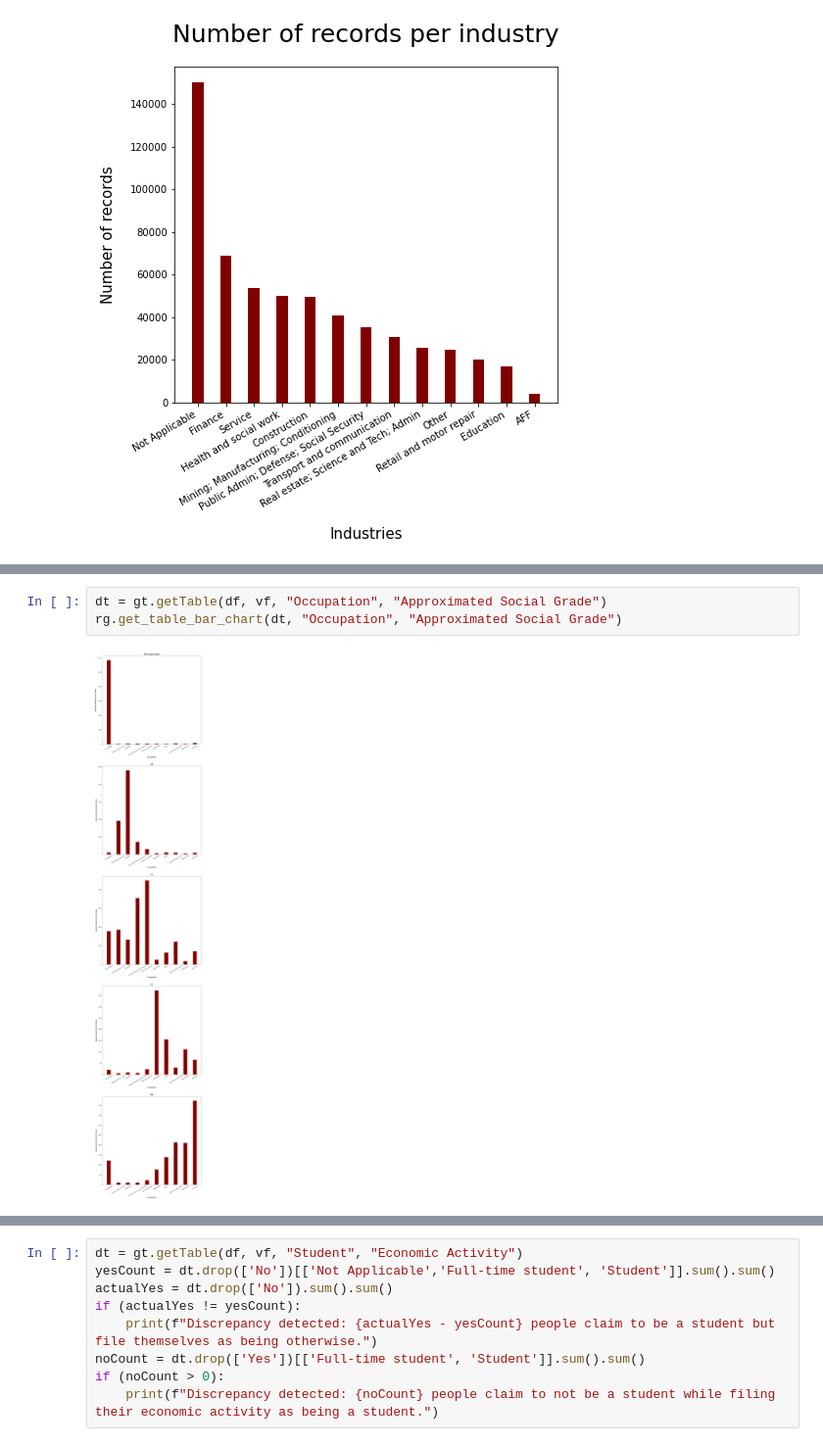
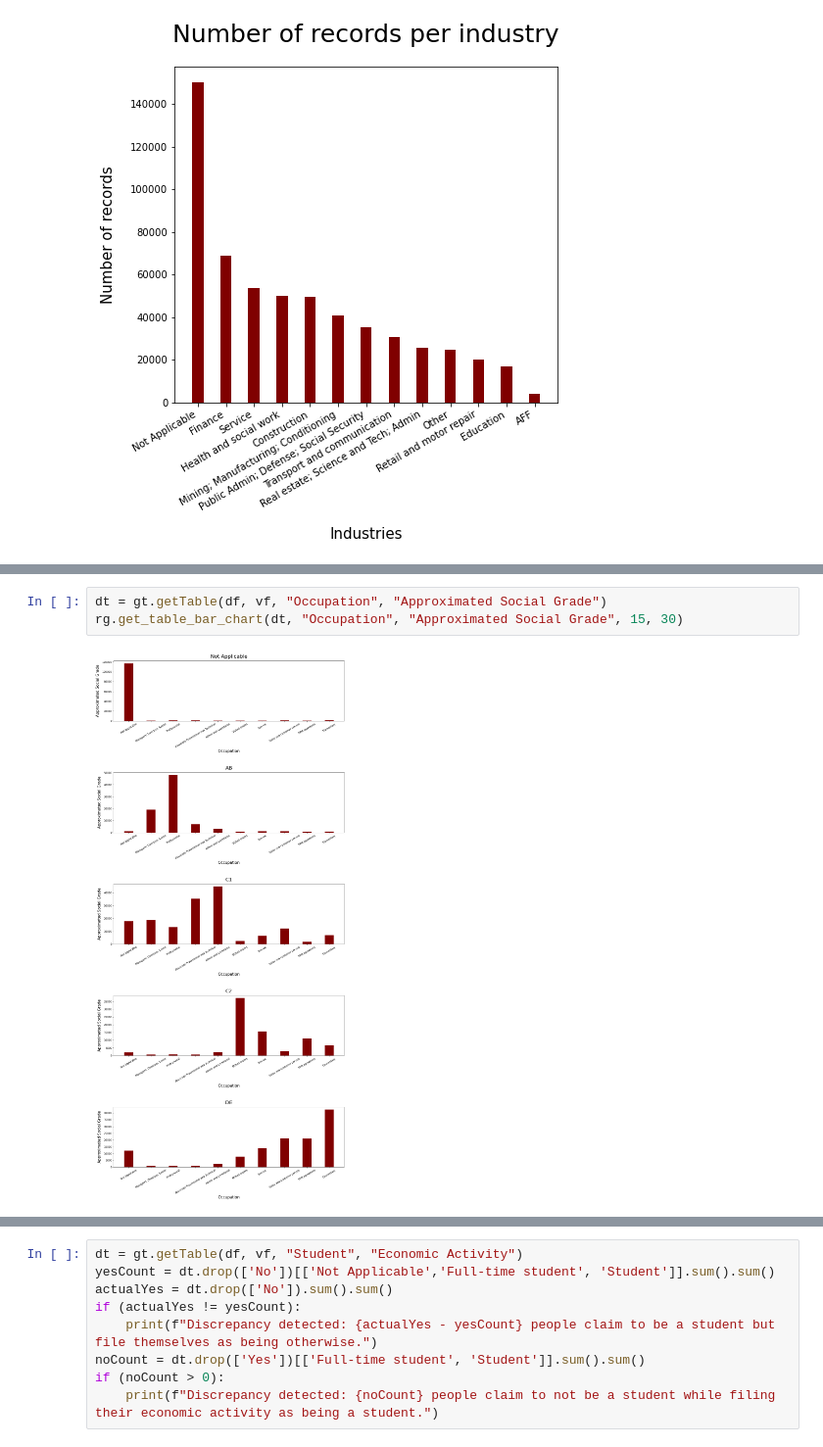
Before and after one commit to b0mbastik/PythonP2, a Jupyter notebook: analysis.ipynb, the cells around one changed output, grey strips where cells are left out. Shown at 98% size. Drawn from its saved outputs; the diff is of its cells as text.

Commit message:
Minor fix: width and height can be manually set in get_table_bar_chart now

```diff
--- a/analysis.ipynb
+++ b/analysis.ipynb
@@ -89,9 +89,9 @@ rg.get_table_bar_chart(dt, "Region", "Industry")
 [figure]
 # %%
 dt = gt.getTable(df, vf, "Occupation", "Approximated Social Grade")
-rg.get_table_bar_chart(dt, "Occupation", "Approximated Social Grade")
+rg.get_table_bar_chart(dt, "Occupation", "Approximated Social Grade", 15, 30)
 # %% [output]
-[figure, old version]
+[figure, new version]
 # %%
 dt = gt.getTable(df, vf, "Region", "Economic Activity")
 dt2 = pd.DataFrame()
```
Also changed, not shown: parts of 3 cells of this notebook, 1 other file.
